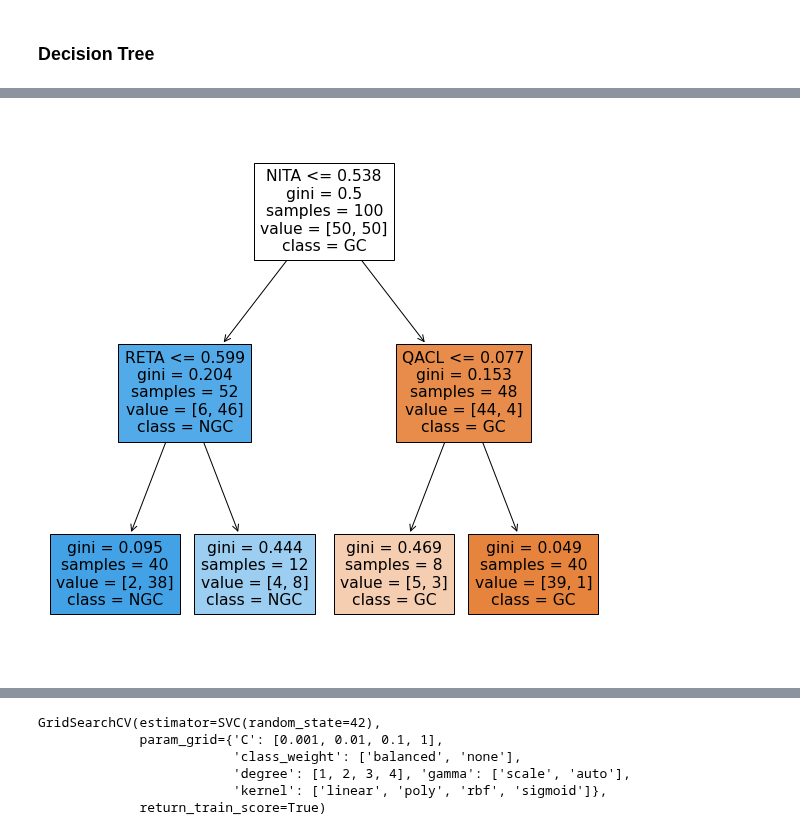
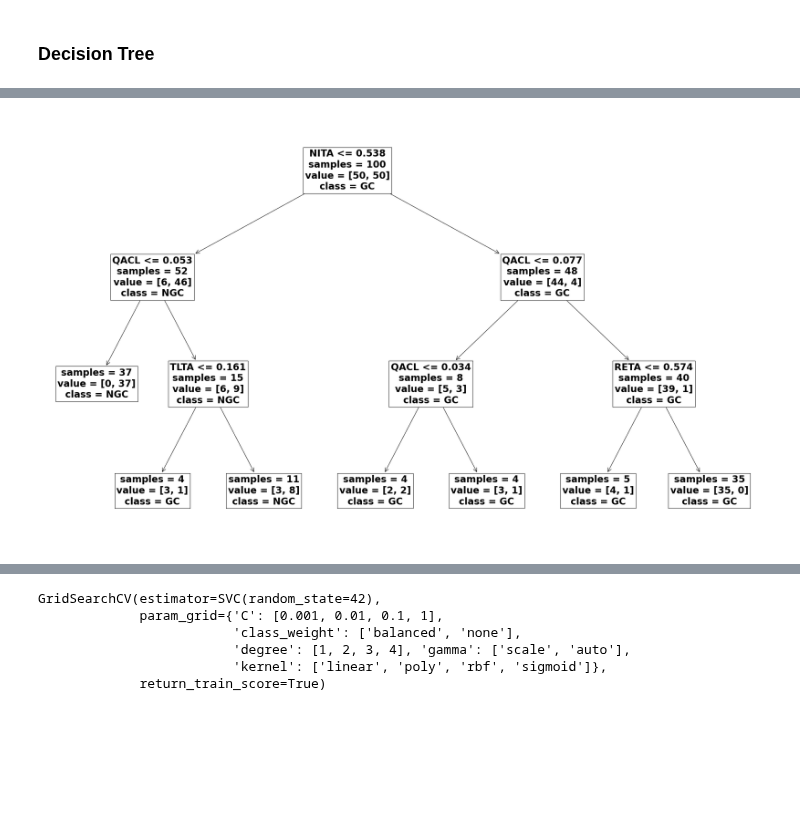
Before and after one commit to georgi-eh/going-concern-prediction, a Jupyter notebook: going_concern_prediction.ipynb, the cells around one changed output, grey strips where cells are left out. Drawn from its saved outputs; the diff is of its cells as text; code cells hidden in the pictures; blank space fills up the shorter version.

```diff
--- a/going_concern_prediction.ipynb
+++ b/going_concern_prediction.ipynb
@@ -172,7 +173,7 @@ classifier = KNeighborsClassifier()
 # %%
 # Applying 10-fold cross-validation
 
-knn_gscv = GridSearchCV(classifier, param_grid=parameter_grid, cv=5, return_train_score=True)
+knn_gscv = GridSearchCV(classifier, param_grid=parameter_grid, cv=10, return_train_score=True)
 # %%
 knn_gscv.fit(norm_features, target)
 # %% [output]
@@ -238,4 +256,6 @@ The number of neighbors which yields highest classification (0.88) is 6.
 # %%
 alphas_grid = {"alpha": [0.001, 0.01, 0.1, 1, 10]}
 # %%
-ridgereg = RidgeClassifier()
+ridgereg = RidgeClassifierCV(alphas=[0.001], cv=5)
+ridgereg.fit(norm_features, target)
+ridgereg.score
@@ -244,2 +286,2 @@ ridgereg_gscv = GridSearchCV(ridgereg, alphas_grid, cv=5, return_train_score=Tru
 # %%
-ridgereg_gscv.fit(norm_features, target)
+# ridgereg_gscv.fit(norm_features, target)
@@ -275,7 +309,7 @@ params =  {
 # %%
 dt= DecisionTreeClassifier()
 # %%
-dt_gscv = GridSearchCV(dt, params, cv=5, return_train_score=True)
+dt_gscv = GridSearchCV(dt, params, cv=10, return_train_score=True)
 # %%
 dt_gscv.fit(norm_features, target)
 # %% [output]
@@ -315,7 +337,12 @@ print(text_representation)
 # %%
-plt.figure(figsize=(10,10))
-tree.plot_tree(best_dt,feature_names=norm_features.columns.tolist(), class_names=["GC", "NGC"], filled=True)
-#plt.savefig("tree")
+plt.figure(figsize=(25,15))
+tree.plot_tree(best_dt,feature_names=norm_features.columns.tolist(), class_names=["GC", "NGC"], filled=False, impurity=False)
+plt.tight_layout()
+plt.savefig("tree", dpi=300)
+font = {'family': 'sans-serif',
+    'weight': 'bold',
+    'size': 20}
+plt.rc('font', **font)
 plt.show()
 # %% [output]
-[figure, old version]
+[figure, new version]
```
Also changed, not shown: parts of 36 cells of this notebook, 5 other files.
